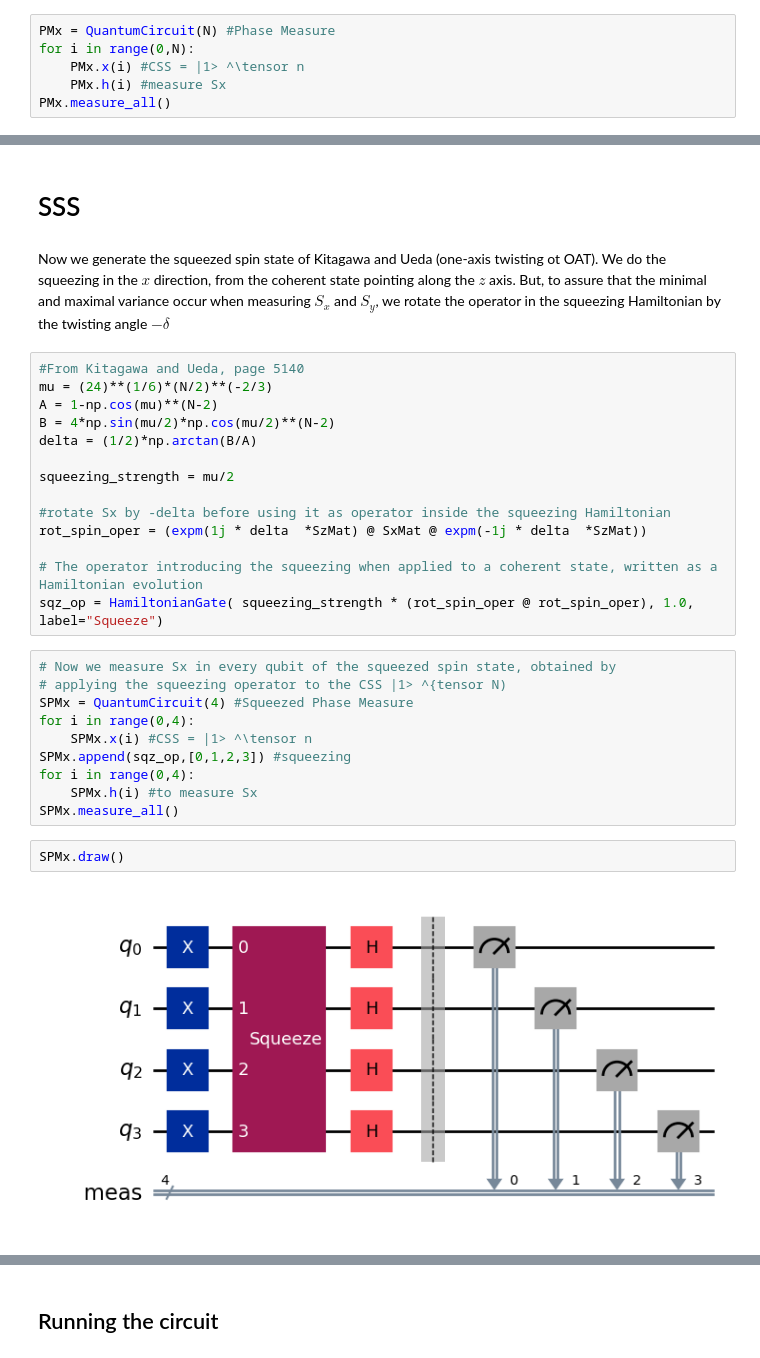
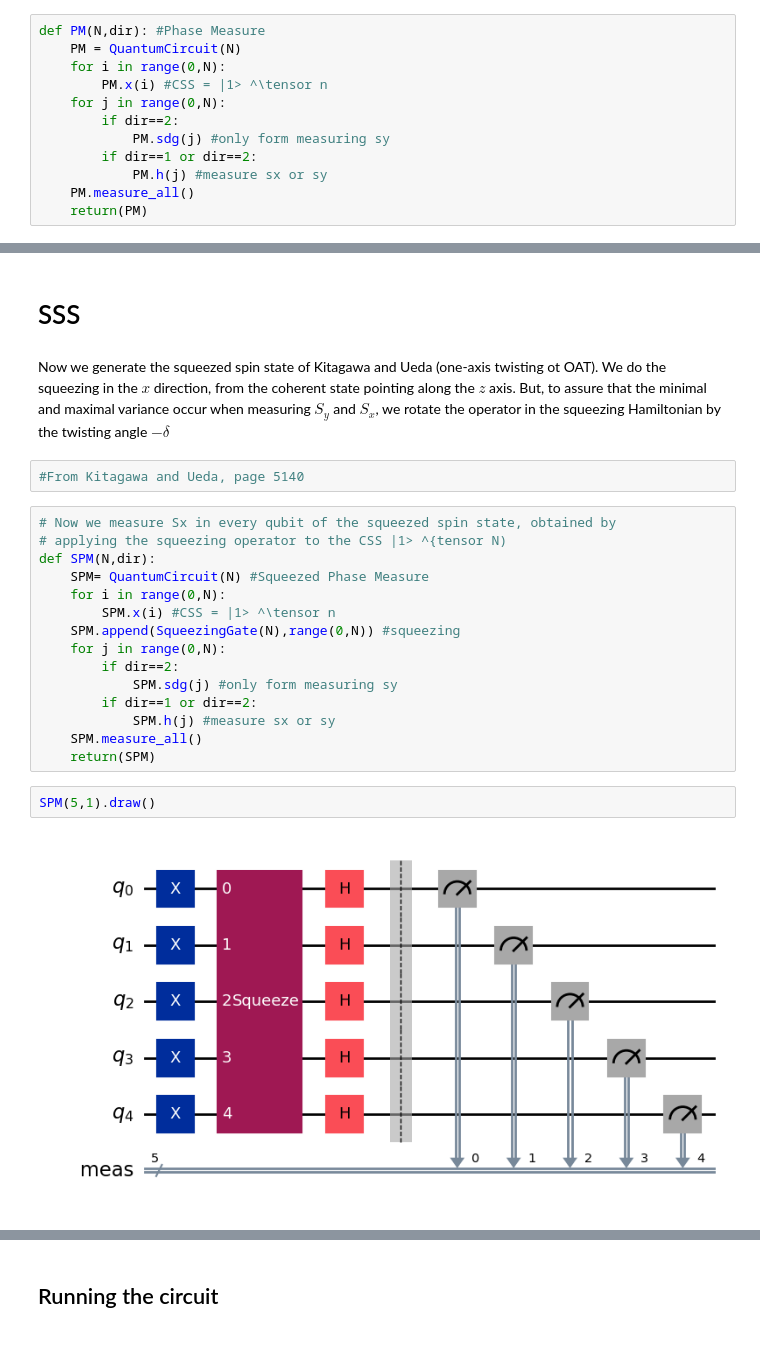
Before and after one commit to gachchami/qsense, a Jupyter notebook: qiskit squeezing.ipynb, the cells around one changed output, grey strips where cells are left out. Saved outputs shown, nothing was run; the diff lists cells and outputs as text.

````diff
--- a/qiskit squeezing.ipynb
+++ b/qiskit squeezing.ipynb
@@ -69,9 +104,15 @@ We start just generating a coherent state in the $z$-axis direction, $|1\rangle
 
 To measure the spin of individual qubits in each direction, we follow ```https://docs.quantum.ibm.com/guides/specify-observables-pauli```
 # %%
-PMx = QuantumCircuit(N) #Phase Measure
-for i in range(0,N):
-    PMx.x(i) #CSS = |1> ^\tensor n
-    PMx.h(i) #measure Sx
-PMx.measure_all()
+def PM(N,dir): #Phase Measure
+    PM = QuantumCircuit(N)
+    for i in range(0,N):
+        PM.x(i) #CSS = |1> ^\tensor n
+    for j in range(0,N):
+        if dir==2:
+            PM.sdg(j) #only form measuring sy
+        if dir==1 or dir==2:
+            PM.h(j) #measure sx or sy
+    PM.measure_all()
+    return(PM)
 # %%
@@ -83,33 +124,26 @@ PMx.draw()
 # %% [markdown]
 Now we generate the squeezed spin state of Kitagawa and Ueda (one-axis twisting ot OAT).
 We do the squeezing in the $x$ direction, from the coherent state pointing along the $z$ axis.
-But, to assure that the minimal and maximal variance occur when measuring $S_x$ and $S_y$, we
+But, to assure that the minimal and maximal variance occur when measuring $S_y$ and $S_x$, we
 rotate the operator in the squeezing Hamiltonian by the twisting angle $-\delta$
 # %%
 #From Kitagawa and Ueda, page 5140
-mu = (24)**(1/6)*(N/2)**(-2/3)
-A = 1-np.cos(mu)**(N-2)
-B = 4*np.sin(mu/2)*np.cos(mu/2)**(N-2)
-delta = (1/2)*np.arctan(B/A)
-
-squeezing_strength = mu/2
-
-#rotate Sx by -delta before using it as operator inside the squeezing Hamiltonian
-rot_spin_oper = (expm(1j * delta  *SzMat) @ SxMat @ expm(-1j * delta  *SzMat))
-
-# The operator introducing the squeezing when applied to a coherent state, written as a Hamiltonian evolution
-sqz_op = HamiltonianGate( squeezing_strength * (rot_spin_oper @ rot_spin_oper), 1.0, label="Squeeze")
 # %%
 # Now we measure Sx in every qubit of the squeezed spin state, obtained by
 # applying the squeezing operator to the CSS |1> ^{tensor N)
-SPMx = QuantumCircuit(4) #Squeezed Phase Measure
-for i in range(0,4):
-    SPMx.x(i) #CSS = |1> ^\tensor n
-SPMx.append(sqz_op,[0,1,2,3]) #squeezing
-for i in range(0,4):
-    SPMx.h(i) #to measure Sx
-SPMx.measure_all()
+def SPM(N,dir):
+    SPM= QuantumCircuit(N) #Squeezed Phase Measure
+    for i in range(0,N):
+        SPM.x(i) #CSS = |1> ^\tensor n
+    SPM.append(SqueezingGate(N),range(0,N)) #squeezing
+    for j in range(0,N):
+        if dir==2:
+            SPM.sdg(j) #only form measuring sy
+        if dir==1 or dir==2:
+            SPM.h(j) #measure sx or sy
+    SPM.measure_all()
+    return(SPM)
 # %%
-SPMx.draw()
+SPM(5,1).draw()
 # %% [output]
-[figure, old version]
+[figure, new version]
````
Also changed, not shown: parts of 18 cells of this notebook.
